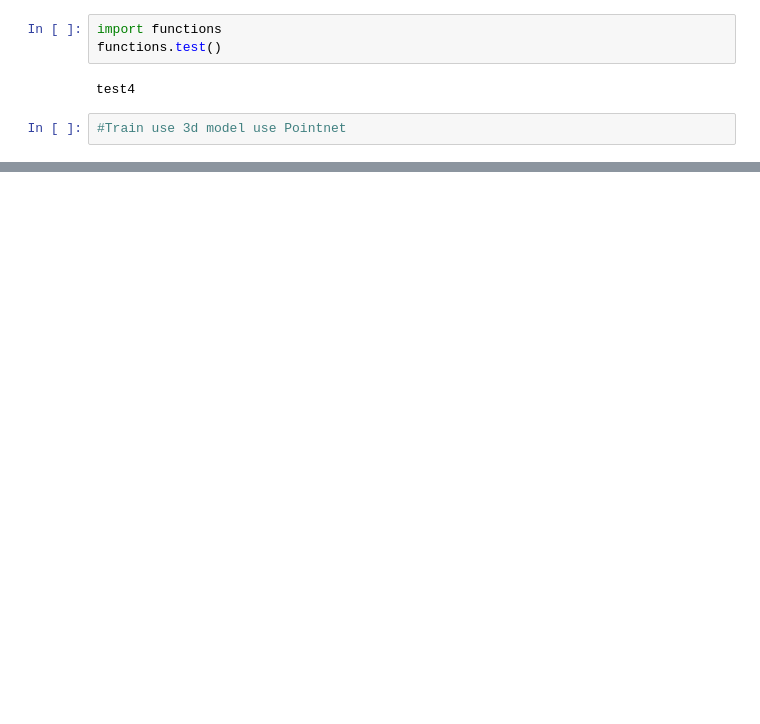
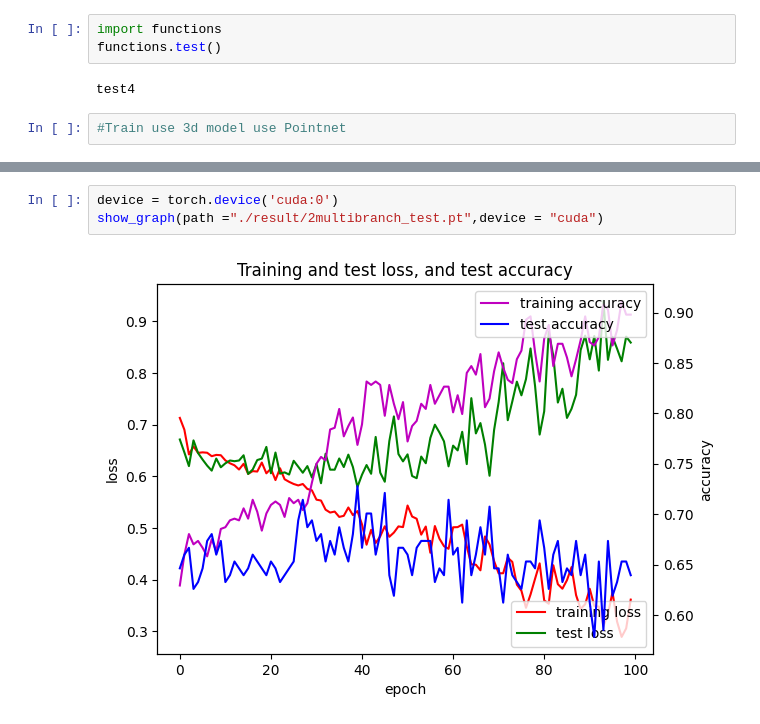
Before and after one commit to eulershadow/Wenjie_Zhang_Msc_project, a Jupyter notebook: code/Point_net_dome.ipynb, the cells around one changed output, grey strips where cells are left out. Saved outputs shown, nothing was run; the diff lists cells and outputs as text; blank space fills up the shorter version.

```diff
--- a/code/Point_net_dome.ipynb
+++ b/code/Point_net_dome.ipynb
@@ -861,0 +1061,5 @@ test4
+# %%
+device = torch.device('cuda:0')
+show_graph(path ="./result/2multibranch_test.pt",device = "cuda")
+# %% [output]
+[figure, added]
```
Also changed, not shown: parts of 12 cells of this notebook, 35 other files.
